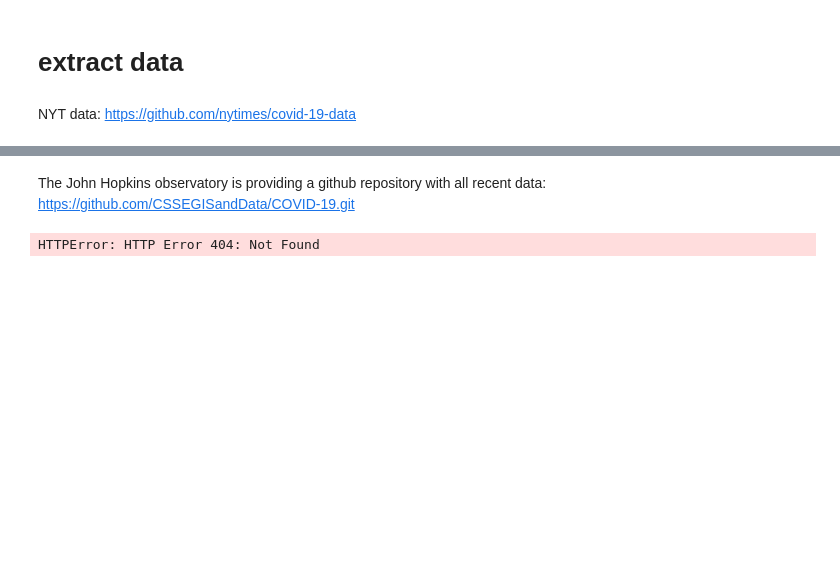
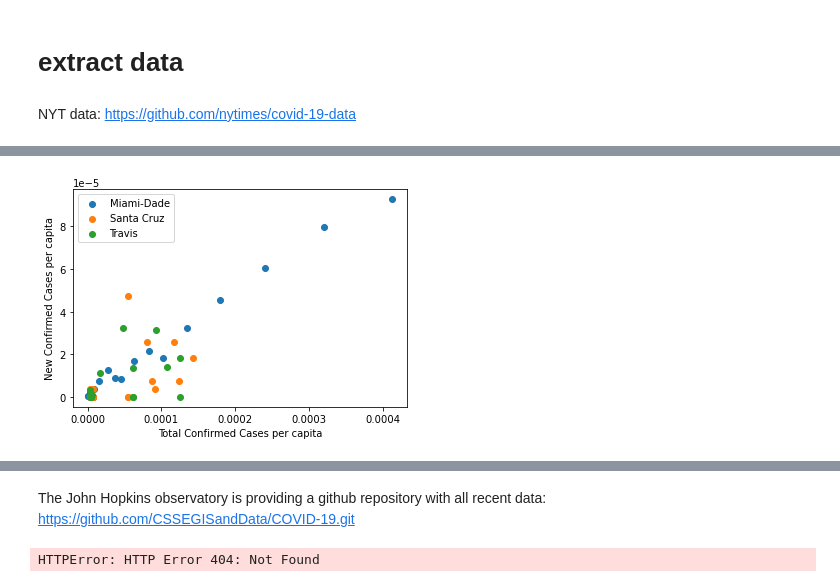
Before and after one commit to f-ardila/covid, a Jupyter notebook: county_level_data.ipynb, the cells around one changed output, grey strips where cells are left out. Drawn from its saved outputs; the diff is of its cells as text; code cells hidden in the pictures; blank space fills up the shorter version.

```diff
--- a/county_level_data.ipynb
+++ b/county_level_data.ipynb
@@ -58,0 +72,13 @@ dade_cases_df
+# %%
+def get_new_daily_cases(arr_cumulative_cases):
+    daily_new_cases = np.diff(arr_cumulative_cases)
+    daily_new_cases = np.insert(daily_new_cases,0,arr_cumulative_cases[0])
+    return daily_new_cases
+# %%
+dade_daily_new_cases = get_new_daily_cases(dade_cases_df['cases'])
+sc_daily_new_cases = get_new_daily_cases(sc_cases_df['cases'])
+travis_daily_new_cases = get_new_daily_cases(travis_cases_df['cases'])
+# %%
+dade_daily_new_cases_per_capita = dade_daily_new_cases / miami_dade_population
+sc_daily_new_cases_per_capita = sc_daily_new_cases / sc_population
+travis_daily_new_cases_per_capita = travis_daily_new_cases / travis_population
@@ -58,0 +100,14 @@ dade_cases_df
+# %%
+plt.scatter(dade_cases_per_capita, dade_daily_new_cases_per_capita, label='Miami-Dade')
+plt.scatter(sc_cases_per_capita, sc_daily_new_cases_per_capita, label='Santa Cruz')
+plt.scatter(travis_cases_per_capita, travis_daily_new_cases_per_capita, label='Travis')
+
+plt.legend()
+# plt.loglog()
+
+# plt.ylim([1,1000])
+plt.xlabel('Total Confirmed Cases per capita')
+plt.ylabel('New Confirmed Cases per capita')
+plt.show()
+# %% [output]
+[figure, added]
```
Also changed, not shown: parts of 9 cells of this notebook.
